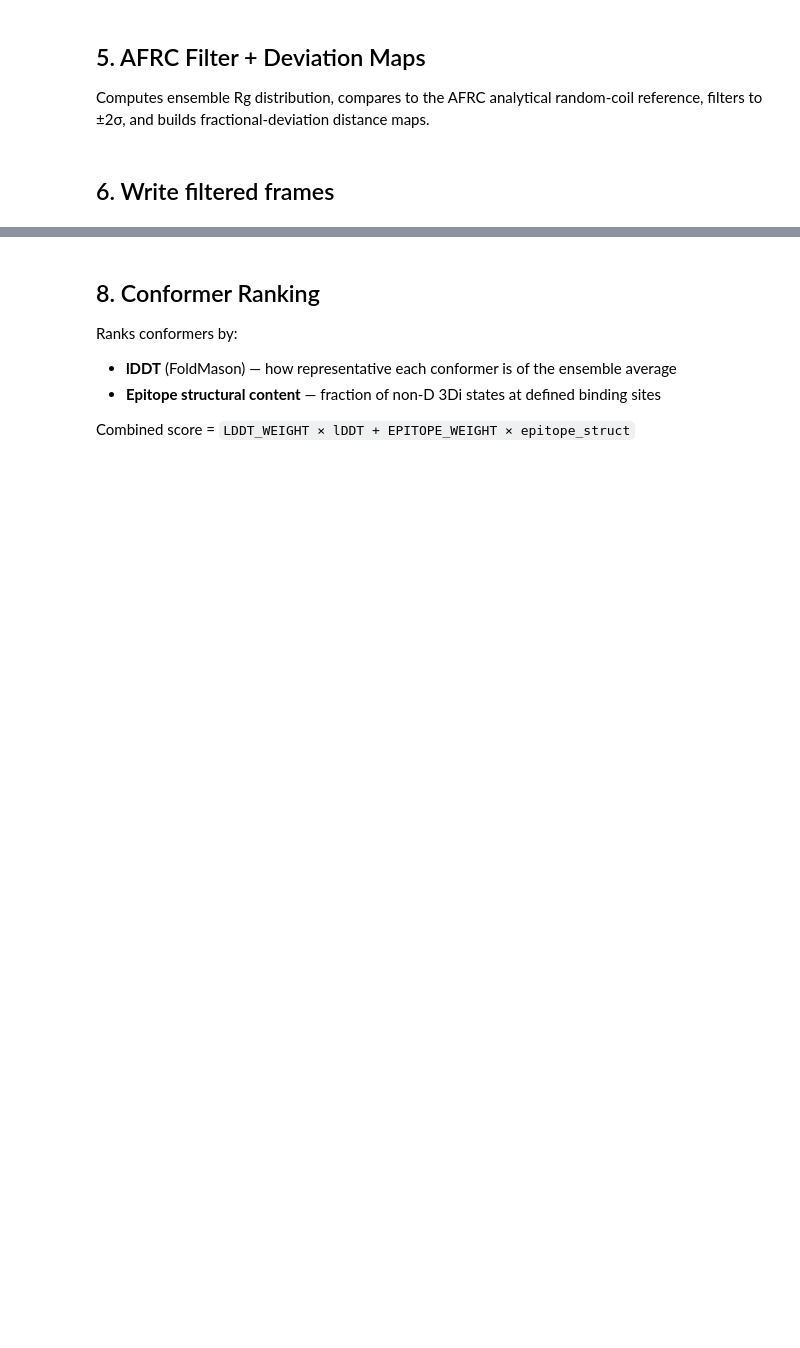
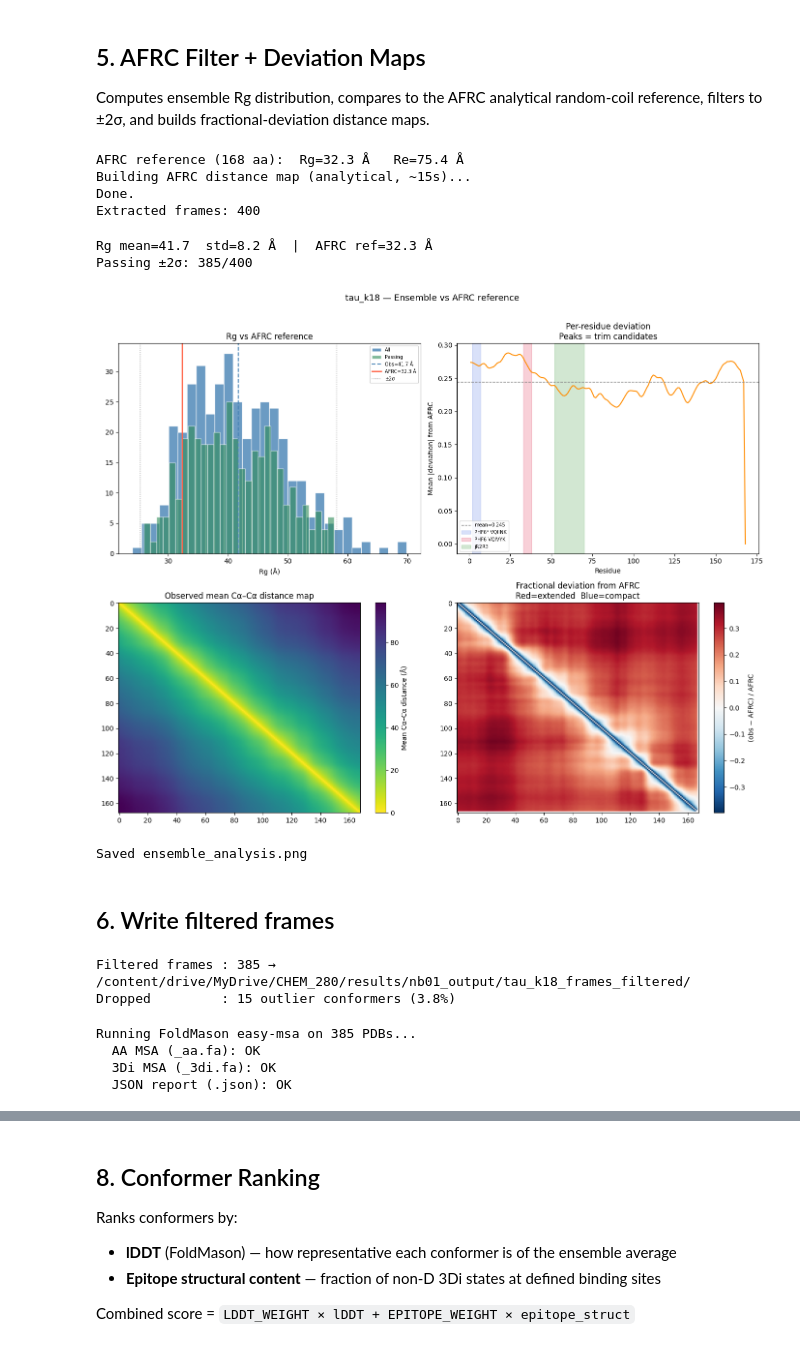
Before and after one commit to JorgeCarmona323/CHEM_280_Final_Project, a Jupyter notebook: colab/NB01_ConformerEnsemble/01_TauK18_Conformer_Ensemble_Pipeline.ipynb, the cells around one changed output, grey strips where cells are left out. Cells and saved outputs as stored; diff of their text form; code cells hidden in the pictures; blank space fills up the shorter version.

```diff
--- a/colab/NB01_ConformerEnsemble/01_TauK18_Conformer_Ensemble_Pipeline.ipynb
+++ b/colab/NB01_ConformerEnsemble/01_TauK18_Conformer_Ensemble_Pipeline.ipynb
@@ -239,11 +298,6 @@ print(f'Passing ±2σ: {len(keep_idx)}/{n_frames_traj}')
 
 # ── Observed mean Cα distance map (passing frames only) ──────────────────────
 positions = np.array([ca_arrays[i] for i in keep_idx])
-if len(positions) == 0:
-    print("WARNING: 0 frames passed Rg filter — using all frames as fallback.")
-    positions = np.array(ca_arrays)
-    keep_idx = np.arange(len(ca_arrays))
-
 obs_dist  = np.zeros((n_residues, n_residues))
 for k in range(len(positions)):
     diff      = positions[k][:, None, :] - positions[k][None, :, :]
@@ -266,33 +320,42 @@ ax.hist(rg_all, bins=30, color='steelblue', edgecolor='white', alpha=0.8, label=
 ax.hist(rg_all[keep_idx], bins=30, color='seagreen', edgecolor='white', alpha=0.6, label='Passing')
 ax.axvline(rg_mean, color='steelblue', ls='--', lw=1.5, label=f'Obs={rg_mean:.1f} Å')
 ax.axvline(rg_afrc, color='tomato',    ls='-',  lw=2,   label=f'AFRC={rg_afrc:.1f} Å')
 ax.axvline(rg_lo, color='gray', ls=':', lw=1); ax.axvline(rg_hi, color='gray', ls=':', lw=1, label='±2σ')
 ax.set_xlabel('Rg (Å)'); ax.set_title('Rg vs AFRC reference'); ax.legend(fontsize=7)
 
 ax = axes[0, 1]
 ax.plot(range(1, n_residues + 1), marginal_dev, color='darkorange', lw=1.5)
 ax.axhline(marginal_dev.mean(), color='gray', ls='--', lw=1, label=f'mean={marginal_dev.mean():.3f}')
 for start, end, label, *_ in EPITOPE_RANGES:
     ax.axvspan(start, end, alpha=0.2, color=epi_colors.get(label, 'gray'), label=label)
 ax.set_xlabel('Residue'); ax.set_ylabel('Mean |deviation| from AFRC')
 ax.set_title('Per-residue deviation\nPeaks = trim candidates'); ax.legend(fontsize=7)
 
 ax = axes[1, 0]
 im = ax.imshow(obs_dist, cmap='viridis_r', aspect='auto')
 plt.colorbar(im, ax=ax, label='Mean Cα–Cα distance (Å)')
 ax.set_title('Observed mean Cα–Cα distance map')
 
 ax = axes[1, 1]
 vmax = max(0.3, float(np.abs(deviation).max()) * 0.8)
 im2  = ax.imshow(deviation, cmap='RdBu_r', aspect='auto', vmin=-vmax, vmax=vmax)
 plt.colorbar(im2, ax=ax, label='(obs − AFRC) / AFRC')
 ax.set_title('Fractional deviation from AFRC\nRed=extended  Blue=compact')
 
 plt.suptitle(f'{PROTEIN_NAME} — Ensemble vs AFRC reference', fontsize=13, y=1.01)
 plt.tight_layout()
 plt.savefig(os.path.abspath(f'{PROTEIN_NAME}_ensemble_analysis.png'), dpi=150, bbox_inches='tight')
 plt.show()
 print('Saved ensemble_analysis.png')
+# %% [output]
+AFRC reference (168 aa):  Rg=32.3 Å   Re=75.4 Å
+Building AFRC distance map (analytical, ~15s)...
+Done.
+Extracted frames: 400
+Rg mean=41.7  std=8.2 Å  |  AFRC ref=32.3 Å
+Passing ±2σ: 385/400
+[figure, added]
+Saved ensemble_analysis.png
 # %% [markdown]
 ## 6. Write filtered frames
 # %%
@@ -308,6 +371,9 @@ n_filtered = len(os.listdir(filtered_dir))
 print(f'Filtered frames : {n_filtered} → {filtered_dir}/')
 print(f'Dropped         : {n_frames_traj - len(keep_idx)} outlier conformers '
       f'({100*(n_frames_traj-len(keep_idx))/n_frames_traj:.1f}%)')
+# %% [output]
+Filtered frames : 385 → /content/drive/MyDrive/CHEM_280/results/nb01_output/tau_k18_frames_filtered/
+Dropped         : 15 outlier conformers (3.8%)
 # %%
 ## 7. Run FoldMason
 fm_msa_out = os.path.abspath(f'{PROTEIN_NAME}_foldmason_msa')
@@ -319,8 +385,16 @@ if not pdb_files:
     raise FileNotFoundError(f'No PDBs found in {filtered_dir}')
 print(f'Running FoldMason easy-msa on {len(pdb_files)} PDBs...')
 
+# Fix: Ensure execute permissions for files in the temporary directory
+# This addresses 'error 13: Permission denied' for dynamically created scripts
+for root, dirs, files in os.walk(fm_msa_tmp):
+    for d in dirs:
+        os.chmod(os.path.join(root, d), 0o755) # drwxr-xr-x
+    for f in files:
+        os.chmod(os.path.join(root, f), 0o755) # -rwxr-xr-x
+
 cmd = [FM_BIN, 'easy-msa', *pdb_files, fm_msa_out, fm_msa_tmp,
-       '--report-mode', '2', '--threads', '2']
+       '--report-mode', '2', '--threads', '2'] # Changed report-mode to 2 for JSON
 r = subprocess.run(cmd, capture_output=True, text=True)
 if r.returncode != 0:
     print(f'STDERR:\n{r.stderr[-600:]}')
@@ -328,12 +402,18 @@ if r.returncode != 0:
 
 msa_aa_path  = f'{fm_msa_out}_aa.fa'
 msa_3di_path = f'{fm_msa_out}_3di.fa'
-html_path    = f'{fm_msa_out}.html'
+#html_path    = f'{fm_msa_out}.html' # HTML is no longer primary for lDDT
+json_path    = f'{fm_msa_out}.json' # New path for JSON report
 
 for label, path in [('AA MSA (_aa.fa)', msa_aa_path),
                     ('3Di MSA (_3di.fa)', msa_3di_path),
-                    ('HTML report (.html)', html_path)]:
+                    ('JSON report (.json)', json_path)]:
     print(f'  {label}: {"OK" if os.path.exists(path) else "MISSING"}')
+# %% [output]
+Running FoldMason easy-msa on 385 PDBs...
+  AA MSA (_aa.fa): OK
+  3Di MSA (_3di.fa): OK
+  JSON report (.json): OK
 # %%
 import re
 from collections import Counter
```
Also changed, not shown: parts of 19 cells of this notebook.
